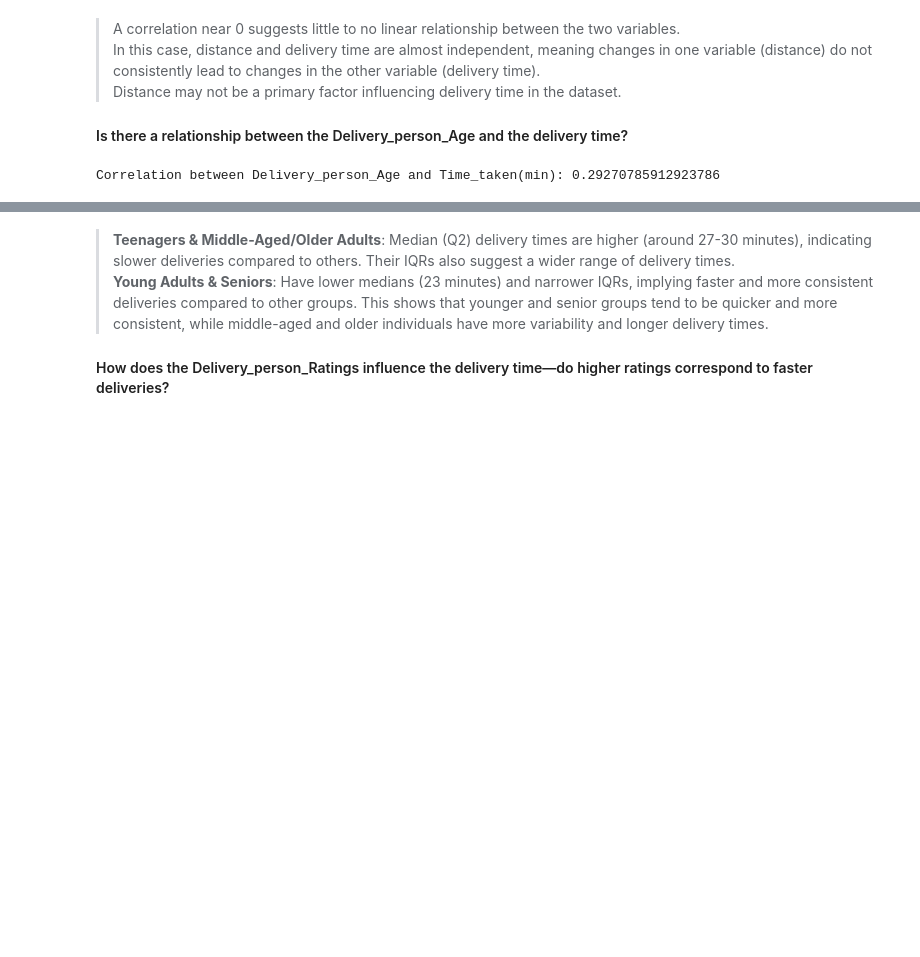
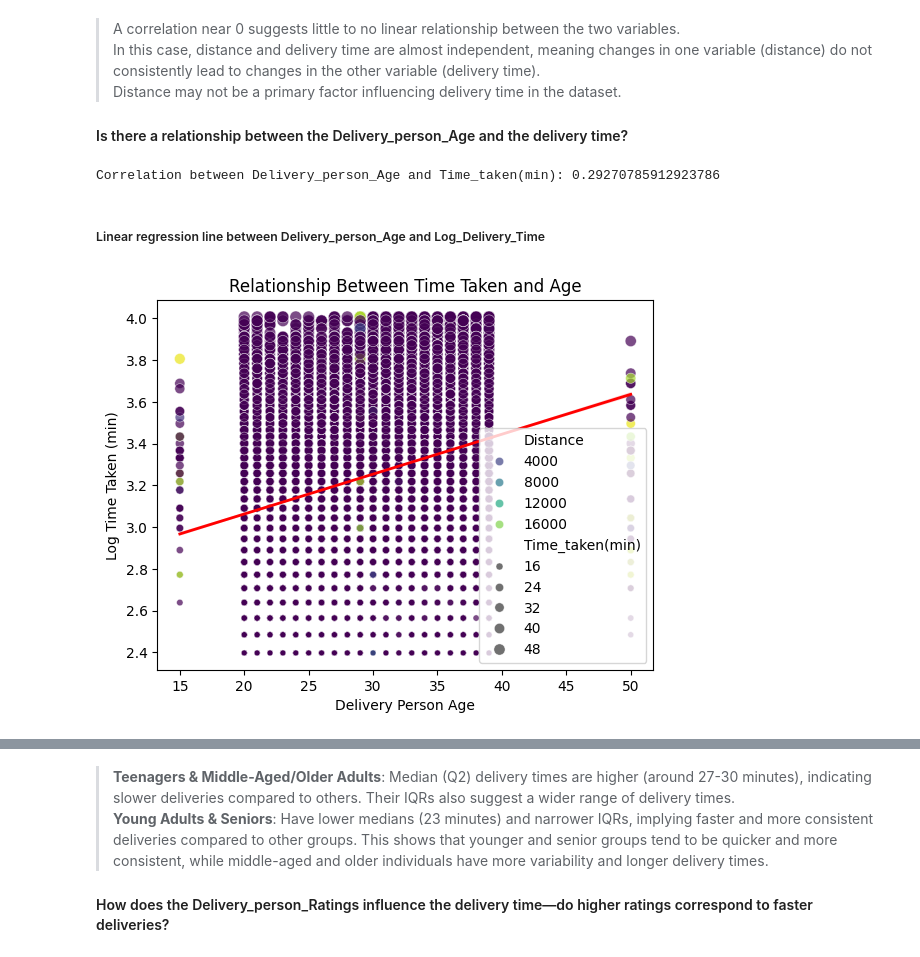
Before and after one commit to Darknight47/Data-Science-Projects-03, a Jupyter notebook: Food_Delivery_Time_Prediction.ipynb, the cells around one changed output, grey strips where cells are left out. Saved outputs shown, nothing was run; the diff lists cells and outputs as text; code cells hidden in the pictures; blank space fills up the shorter version.

```diff
--- a/Food_Delivery_Time_Prediction.ipynb
+++ b/Food_Delivery_Time_Prediction.ipynb
@@ -191,3 +191,21 @@ age_time_corr = dataset['Delivery_person_Age'].corr(dataset['Time_taken(min)'])
 print(f"Correlation between Delivery_person_Age and Time_taken(min): {age_time_corr}")
 # %% [output]
 Correlation between Delivery_person_Age and Time_taken(min): 0.29270785912923786
+# %% [markdown]
+##### Linear regression line between Delivery_person_Age and Log_Delivery_Time
+# %%
+# Scatter plot with regression trendline
+sns.scatterplot(data=dataset, x="Delivery_person_Age", y="Log_Time_taken(min)",
+                size="Time_taken(min)", hue="Distance", palette="viridis", alpha=0.7)
+
+# Add regression trendline
+sns.regplot(data=dataset, x="Delivery_person_Age", y="Log_Time_taken(min)",
+            scatter=False, color='red', line_kws={"linewidth": 2})
+
+# Titles and Labels
+plt.title("Relationship Between Time Taken and Age")
+plt.xlabel("Delivery Person Age")
+plt.ylabel("Log Time Taken (min)")
+plt.show()
+# %% [output]
+[figure, added]
```
Also changed, not shown: parts of 2 cells of this notebook.
